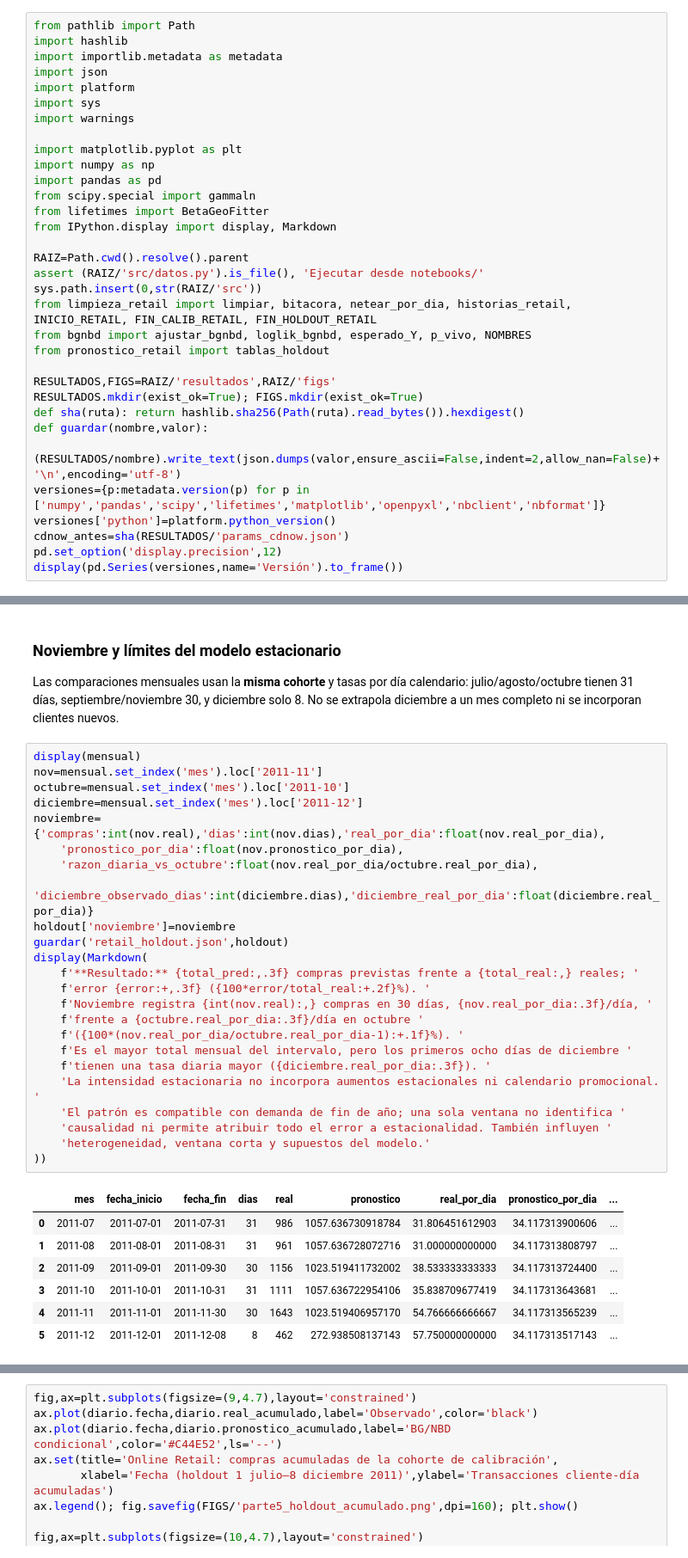
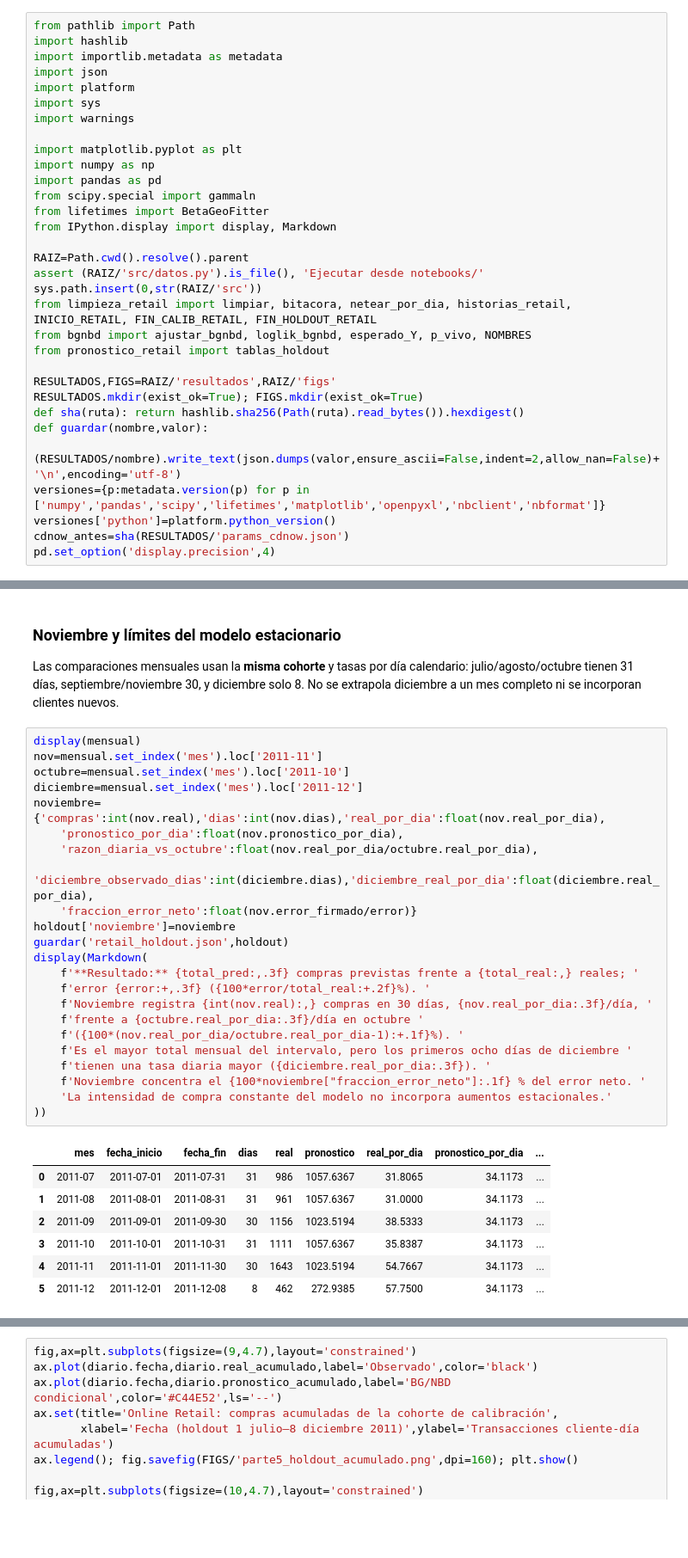
Before and after one commit to SSIsa14/contando-clientes-btyd, a Jupyter notebook: notebooks/05_online_retail.ipynb, the cells around one changed output, grey strips where cells are left out. Shown at 86% size. Saved outputs shown, nothing was run; the diff lists cells and outputs as text; blank space fills up the shorter version.

```diff
--- a/notebooks/05_online_retail.ipynb
+++ b/notebooks/05_online_retail.ipynb
@@ -39,5 +39,4 @@ def guardar(nombre,valor):
 versiones={p:metadata.version(p) for p in ['numpy','pandas','scipy','lifetimes','matplotlib','openpyxl','nbclient','nbformat']}
 versiones['python']=platform.python_version()
 cdnow_antes=sha(RESULTADOS/'params_cdnow.json')
-pd.set_option('display.precision',12)
-display(pd.Series(versiones,name='Versión').to_frame())
+pd.set_option('display.precision',4)
@@ -425,32 +412,31 @@ No se extrapola diciembre a un mes completo ni se incorporan clientes nuevos.
 # %%
 display(mensual)
 nov=mensual.set_index('mes').loc['2011-11']
 octubre=mensual.set_index('mes').loc['2011-10']
 diciembre=mensual.set_index('mes').loc['2011-12']
 noviembre={'compras':int(nov.real),'dias':int(nov.dias),'real_por_dia':float(nov.real_por_dia),
     'pronostico_por_dia':float(nov.pronostico_por_dia),
     'razon_diaria_vs_octubre':float(nov.real_por_dia/octubre.real_por_dia),
-    'diciembre_observado_dias':int(diciembre.dias),'diciembre_real_por_dia':float(diciembre.real_por_dia)}
+    'diciembre_observado_dias':int(diciembre.dias),'diciembre_real_por_dia':float(diciembre.real_por_dia),
+    'fraccion_error_neto':float(nov.error_firmado/error)}
 holdout['noviembre']=noviembre
 guardar('retail_holdout.json',holdout)
 display(Markdown(
     f'**Resultado:** {total_pred:,.3f} compras previstas frente a {total_real:,} reales; '
     f'error {error:+,.3f} ({100*error/total_real:+.2f}%). '
     f'Noviembre registra {int(nov.real):,} compras en 30 días, {nov.real_por_dia:.3f}/día, '
     f'frente a {octubre.real_por_dia:.3f}/día en octubre '
     f'({100*(nov.real_por_dia/octubre.real_por_dia-1):+.1f}%). '
     f'Es el mayor total mensual del intervalo, pero los primeros ocho días de diciembre '
     f'tienen una tasa diaria mayor ({diciembre.real_por_dia:.3f}). '
-    'La intensidad estacionaria no incorpora aumentos estacionales ni calendario promocional. '
-    'El patrón es compatible con demanda de fin de año; una sola ventana no identifica '
-    'causalidad ni permite atribuir todo el error a estacionalidad. También influyen '
-    'heterogeneidad, ventana corta y supuestos del modelo.'
+    f'Noviembre concentra el {100*noviembre["fraccion_error_neto"]:.1f} % del error neto. '
+    'La intensidad de compra constante del modelo no incorpora aumentos estacionales.'
 ))
 # %% [output]
 |  | mes | fecha_inicio | fecha_fin | dias | real | pronostico | real_por_dia | pronostico_por_dia | ... |
-| 0 | 2011-07 | 2011-07-01 | 2011-07-31 | 31 | 986 | 1057.636730918784 | 31.806451612903 | 34.117313900606 | ... |
-| 1 | 2011-08 | 2011-08-01 | 2011-08-31 | 31 | 961 | 1057.636728072716 | 31.000000000000 | 34.117313808797 | ... |
-| 2 | 2011-09 | 2011-09-01 | 2011-09-30 | 30 | 1156 | 1023.519411732002 | 38.533333333333 | 34.117313724400 | ... |
-| 3 | 2011-10 | 2011-10-01 | 2011-10-31 | 31 | 1111 | 1057.636722954106 | 35.838709677419 | 34.117313643681 | ... |
-| 4 | 2011-11 | 2011-11-01 | 2011-11-30 | 30 | 1643 | 1023.519406957170 | 54.766666666667 | 34.117313565239 | ... |
-| 5 | 2011-12 | 2011-12-01 | 2011-12-08 | 8 | 462 | 272.938508137143 | 57.750000000000 | 34.117313517143 | ... |
+| 0 | 2011-07 | 2011-07-01 | 2011-07-31 | 31 | 986 | 1057.6367 | 31.8065 | 34.1173 | ... |
+| 1 | 2011-08 | 2011-08-01 | 2011-08-31 | 31 | 961 | 1057.6367 | 31.0000 | 34.1173 | ... |
+| 2 | 2011-09 | 2011-09-01 | 2011-09-30 | 30 | 1156 | 1023.5194 | 38.5333 | 34.1173 | ... |
+| 3 | 2011-10 | 2011-10-01 | 2011-10-31 | 31 | 1111 | 1057.6367 | 35.8387 | 34.1173 | ... |
+| 4 | 2011-11 | 2011-11-01 | 2011-11-30 | 30 | 1643 | 1023.5194 | 54.7667 | 34.1173 | ... |
+| 5 | 2011-12 | 2011-12-01 | 2011-12-08 | 8 | 462 | 272.9385 | 57.7500 | 34.1173 | ... |
```
Also changed, not shown: parts of 14 cells of this notebook, 16 other files.
